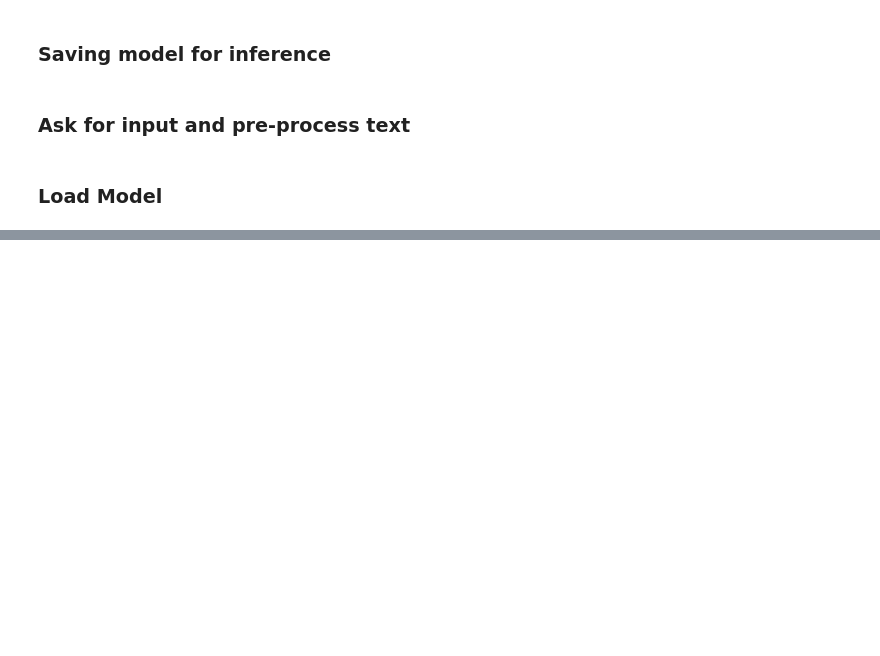
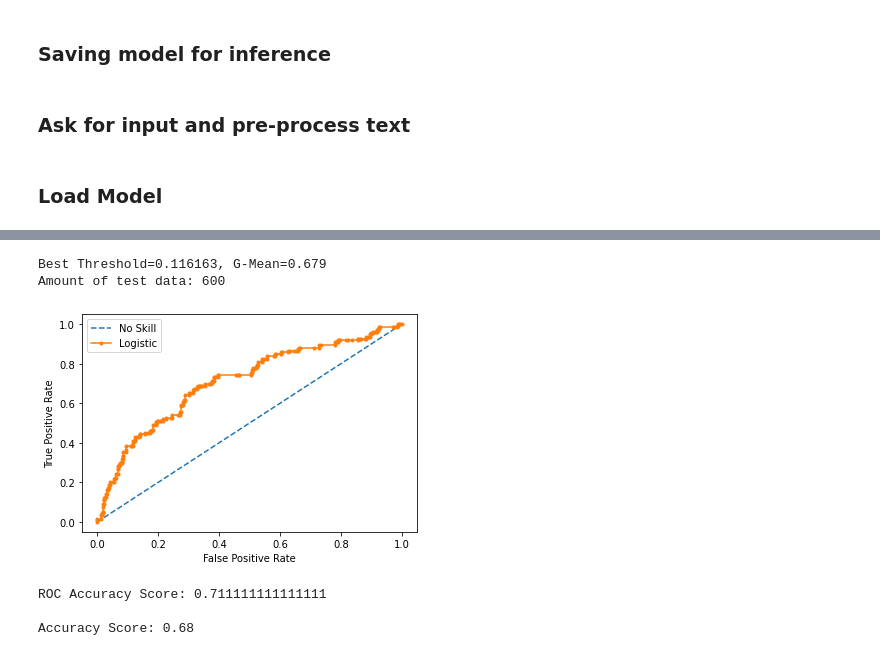
Before and after one commit to michaelchen27/scam-classifier, a Jupyter notebook: Federated learning with Pysyft and Pytorch.ipynb, the cells around one changed output, grey strips where cells are left out. Saved outputs shown, nothing was run; the diff lists cells and outputs as text; code cells hidden in the pictures; blank space fills up the shorter version.

Commit message:
training method 2 works

```diff
--- a/Federated learning with Pysyft and Pytorch.ipynb
+++ b/Federated learning with Pysyft and Pytorch.ipynb
@@ -400,3 +385,17 @@ For each epoch we are going to compute the training and validations losses, as w
+# %%
+# Defining loss and optimizer
+second_model = make_model()
+criterion = nn.BCELoss()
+optimizer = optim.SGD(second_model.parameters(), lr=lr)
+
+# Create data
+# # Creating federated datasets, an extension of Pytorch TensorDataset class
+federated_train_dataset = sy.FederatedDataset([bob_train_dataset, anne_train_dataset])
+federated_test_dataset = sy.FederatedDataset([bob_test_dataset, anne_test_dataset])
+
+# Creating federated dataloaders, an extension of Pytorch DataLoader class for TRAINIG METHOD #2
+federated_train_loader = sy.FederatedDataLoader(federated_train_dataset, shuffle=True, batch_size=BATCH_SIZE)
+federated_test_loader = sy.FederatedDataLoader(federated_test_dataset, shuffle=True, batch_size=BATCH_SIZE)
 # %%
 train_losses = []
 test_losses = []
@@ -572,7 +589,7 @@ model.eval()
 # %%
 from sklearn.metrics import f1_score
 criterion = nn.BCELoss()
-optimizer = optim.SGD(model.parameters(), lr=lr)
+optimizer = optim.SGD(second_model.parameters(), lr=lr)
 
 test_dataset = TensorDataset(test_inputs, test_labels)
 test_loader = DataLoader(test_dataset, batch_size=BATCH_SIZE, shuffle=True)
@@ -587,8 +604,7 @@ with torch.no_grad():
     for inputs, labels in test_loader:
         h = torch.Tensor(np.zeros((BATCH_SIZE, HIDDEN_DIM)))
 
-        output, _ = model(inputs, h)
-        # output, _ = model(inputs.to(torch.long), h)
+        output, _ = second_model(inputs.to(torch.long), h)
         loss = criterion(output.squeeze(), labels.float())
         eval_losses.append(loss)
         preds = output.squeeze()
@@ -601,39 +617,47 @@ roc_acc_score = roc_auc_score(test_labels_list, test_preds)
 # Calculate ROC Curve
 fpr, tpr, thresholds = roc_curve(test_labels_list, test_preds)
 # calculate the g-mean for each threshold
 gmeans = sqrt(tpr * (1-fpr))
 # Index of largest G-means
 ix = argmax(gmeans)
 print('Best Threshold=%f, G-Mean=%.3f' % (thresholds[ix], gmeans[ix]))
 threshold = thresholds[ix]
 
 # Print how many data is being tested
 print(f"Amount of test data: {len(test_labels_list)}")
 
 
-# # Plot ROC Curve
-# plt.plot([0,1], [0,1], linestyle='--', label='No Skill')
-# plt.plot(fpr, tpr, marker='.', label='Logistic')
-# # axis labels
-# plt.xlabel('False Positive Rate')
-# plt.ylabel('True Positive Rate')
-# plt.legend()
-# # show the plot
-# plt.show()
+# Plot ROC Curve
+plt.plot([0,1], [0,1], linestyle='--', label='No Skill')
+plt.plot(fpr, tpr, marker='.', label='Logistic')
+# axis labels
+plt.xlabel('False Positive Rate')
+plt.ylabel('True Positive Rate')
+plt.legend()
+# show the plot
+plt.show()
 
 
 print(f"ROC Accuracy Score: {roc_acc_score}")
 
 # Normalize probability with threshold
 test_preds_thresholded = np.where(test_preds > threshold, 1, 0)
 for i in range(len(test_preds)-1140):
     print("Test Preds Prob: {}    \
     Test Preds Label: {}  \
     True Label: {}  \
     ".format(test_preds[i], test_preds_thresholded[i], test_labels_list[i]))
 
 acc_score = accuracy_score(test_labels_list, test_preds_thresholded)
 print(f"\nAccuracy Score: {acc_score}")
 
+# Calculate F1 Score
 # f1_score = f1_score(test_labels_list, test_preds_thresholded)
 # print(f"F1 Score: {f1_score}")
+# %% [output]
+Best Threshold=0.116163, G-Mean=0.679
+Amount of test data: 600
+[figure, added]
+ROC Accuracy Score: 0.711111111111111
+
+Accuracy Score: 0.68
```
Also changed, not shown: parts of 14 cells of this notebook, 5 other files.
